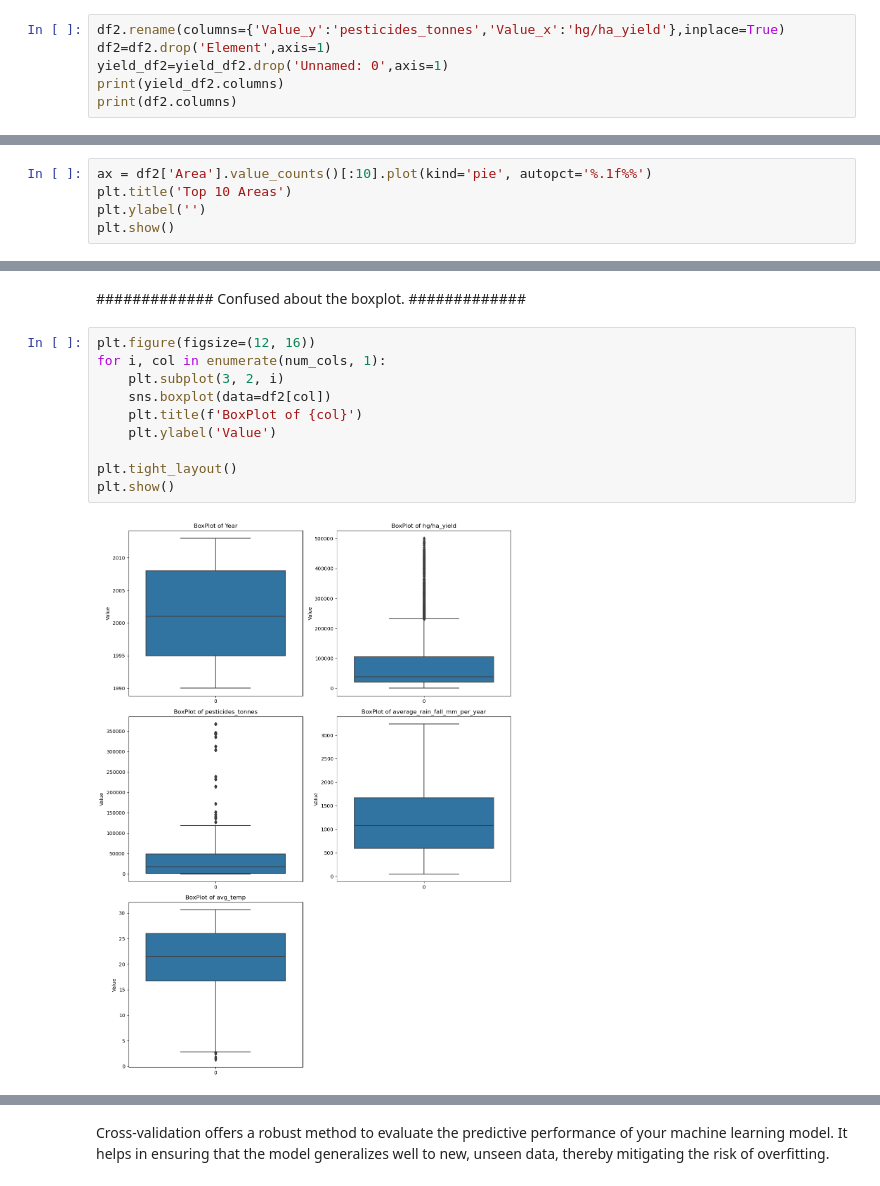
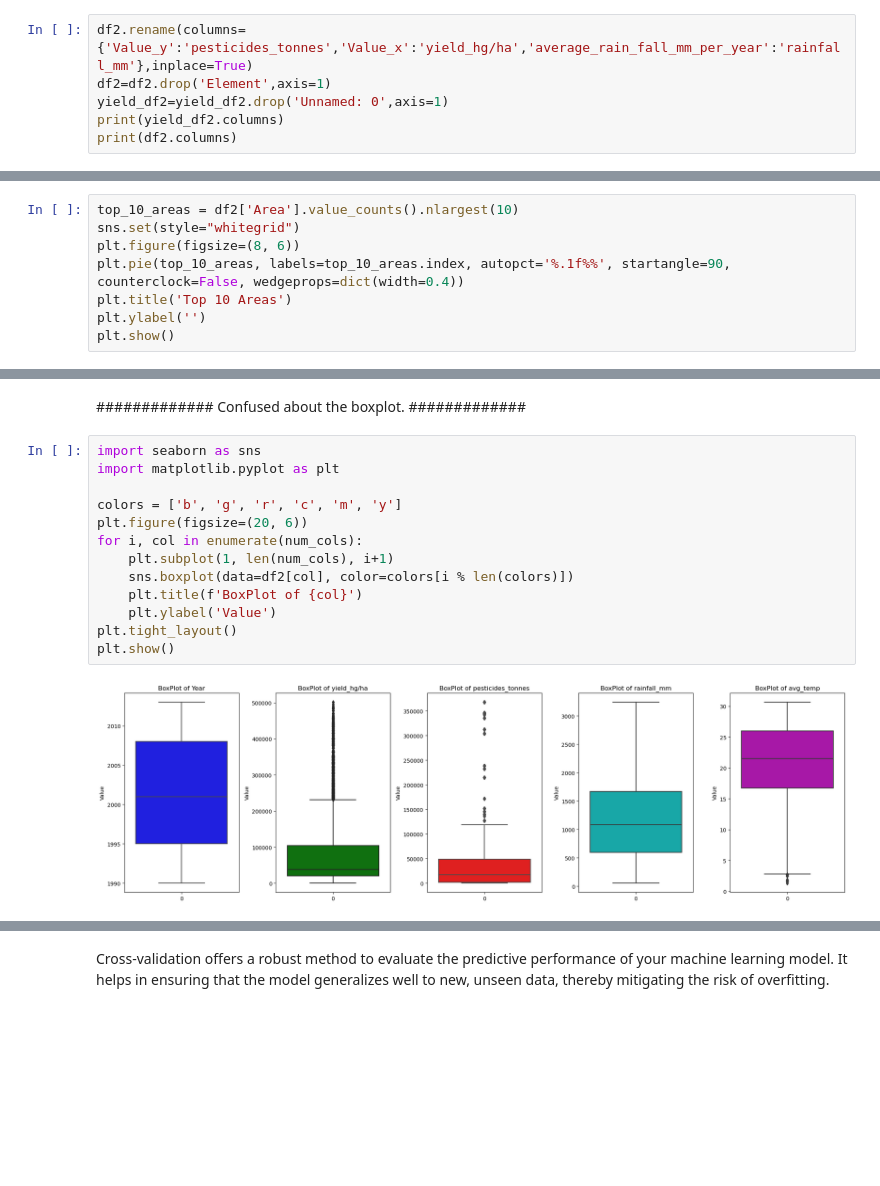
Before and after one commit to JenniferGao191/STATS102-CropYieldPred, a Jupyter notebook: finaldraft.ipynb, the cells around one changed output, grey strips where cells are left out. Cells and saved outputs as stored; diff of their text form; blank space fills up the shorter version.

```diff
--- a/finaldraft.ipynb
+++ b/finaldraft.ipynb
@@ -209,7 +211,7 @@ Data columns (total 8 columns):
 dtypes: float64(3), int64(2), object(3)
 memory usage: 1.9+ MB
 # %%
-df2.rename(columns={'Value_y':'pesticides_tonnes','Value_x':'hg/ha_yield'},inplace=True)
+df2.rename(columns={'Value_y':'pesticides_tonnes','Value_x':'yield_hg/ha','average_rain_fall_mm_per_year':'rainfall_mm'},inplace=True)
 df2=df2.drop('Element',axis=1)
 yield_df2=yield_df2.drop('Unnamed: 0',axis=1)
 print(yield_df2.columns)
@@ -286,5 +288,8 @@ Name: hg/ha_yield, dtype: int64
 # %%
-ax = df2['Area'].value_counts()[:10].plot(kind='pie', autopct='%.1f%%')
+top_10_areas = df2['Area'].value_counts().nlargest(10)
+sns.set(style="whitegrid")
+plt.figure(figsize=(8, 6))
+plt.pie(top_10_areas, labels=top_10_areas.index, autopct='%.1f%%', startangle=90, counterclock=False, wedgeprops=dict(width=0.4))
 plt.title('Top 10 Areas')
 plt.ylabel('')
 plt.show()
@@ -323,14 +354,17 @@ plt.show()
 Confused about the boxplot.
 #############
 # %%
-plt.figure(figsize=(12, 16))
-for i, col in enumerate(num_cols, 1):
-    plt.subplot(3, 2, i)
-    sns.boxplot(data=df2[col])
+import seaborn as sns
+import matplotlib.pyplot as plt
+
+colors = ['b', 'g', 'r', 'c', 'm', 'y']
+plt.figure(figsize=(20, 6))
+for i, col in enumerate(num_cols):
+    plt.subplot(1, len(num_cols), i+1)
+    sns.boxplot(data=df2[col], color=colors[i % len(colors)])
     plt.title(f'BoxPlot of {col}')
     plt.ylabel('Value')
-
 plt.tight_layout()
 plt.show()
 # %% [output]
-[figure, old version]
+[figure, new version]
```
Also changed, not shown: parts of 25 cells of this notebook.
